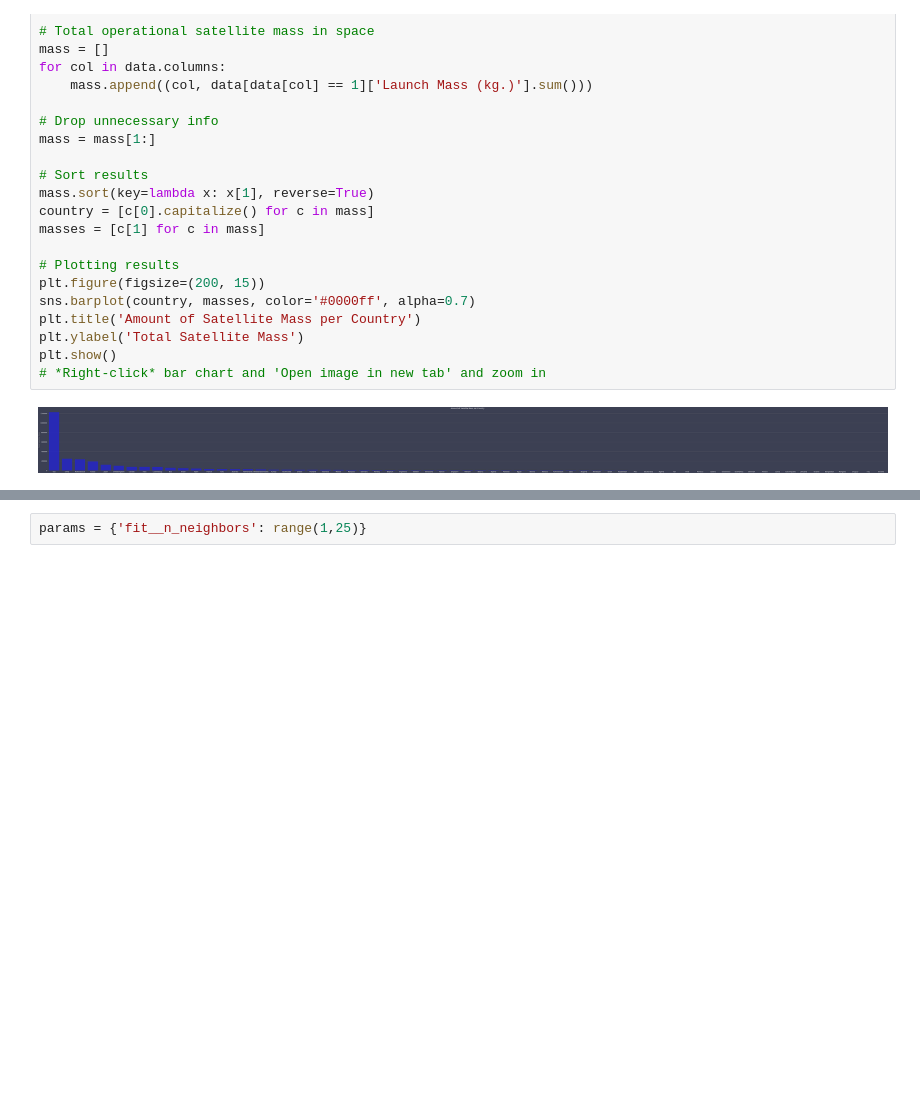
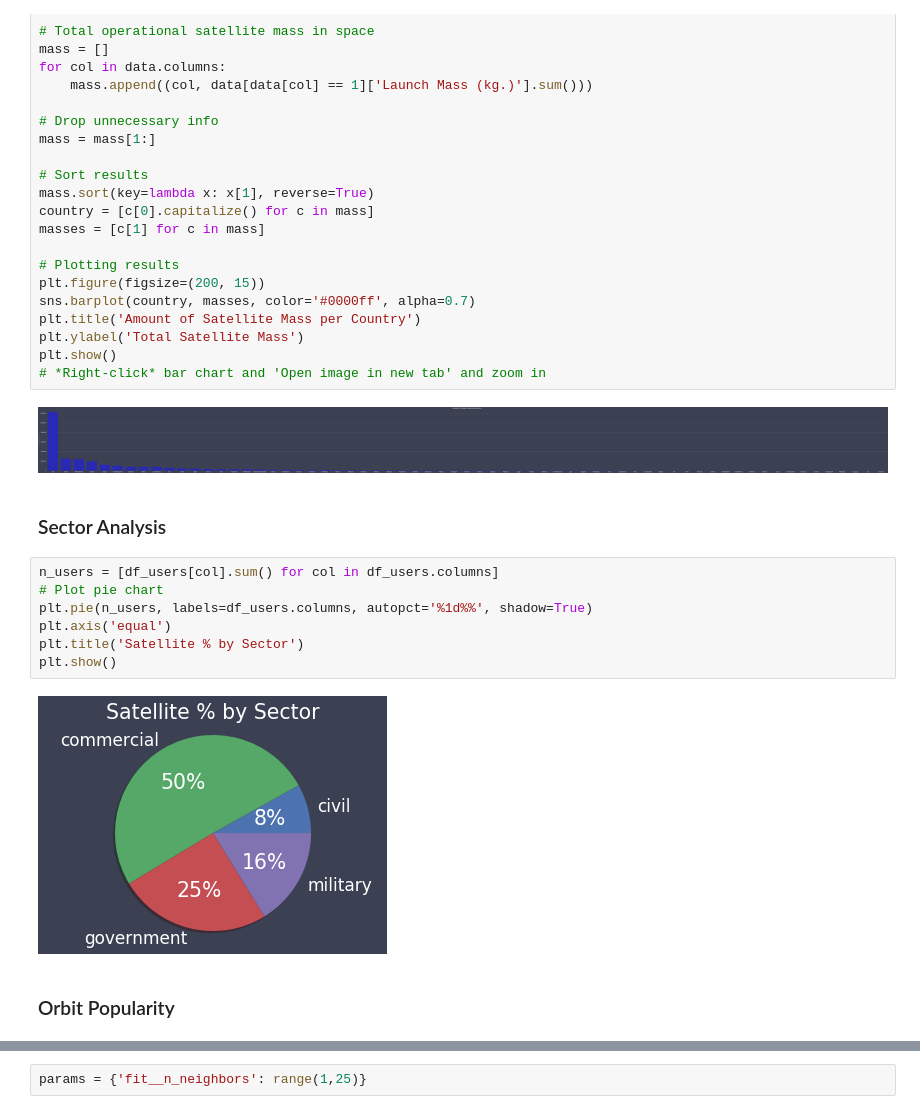
Before and after one commit to blane07/satellite-trends, a Jupyter notebook: trends.ipynb, the cells around one changed output, grey strips where cells are left out. Drawn from its saved outputs; the diff is of its cells as text; blank space fills up the shorter version.

```diff
--- a/trends.ipynb
+++ b/trends.ipynb
@@ -294,3 +296,16 @@ plt.show()
 # *Right-click* bar chart and 'Open image in new tab' and zoom in
 # %% [output]
 [figure]
+# %% [markdown]
+### Sector Analysis
+# %%
+n_users = [df_users[col].sum() for col in df_users.columns]
+# Plot pie chart
+plt.pie(n_users, labels=df_users.columns, autopct='%1d%%', shadow=True)
+plt.axis('equal')
+plt.title('Satellite % by Sector')
+plt.show()
+# %% [output]
+[figure, added]
+# %% [markdown]
+### Orbit Popularity
```
Also changed, not shown: parts of 27 cells of this notebook.
